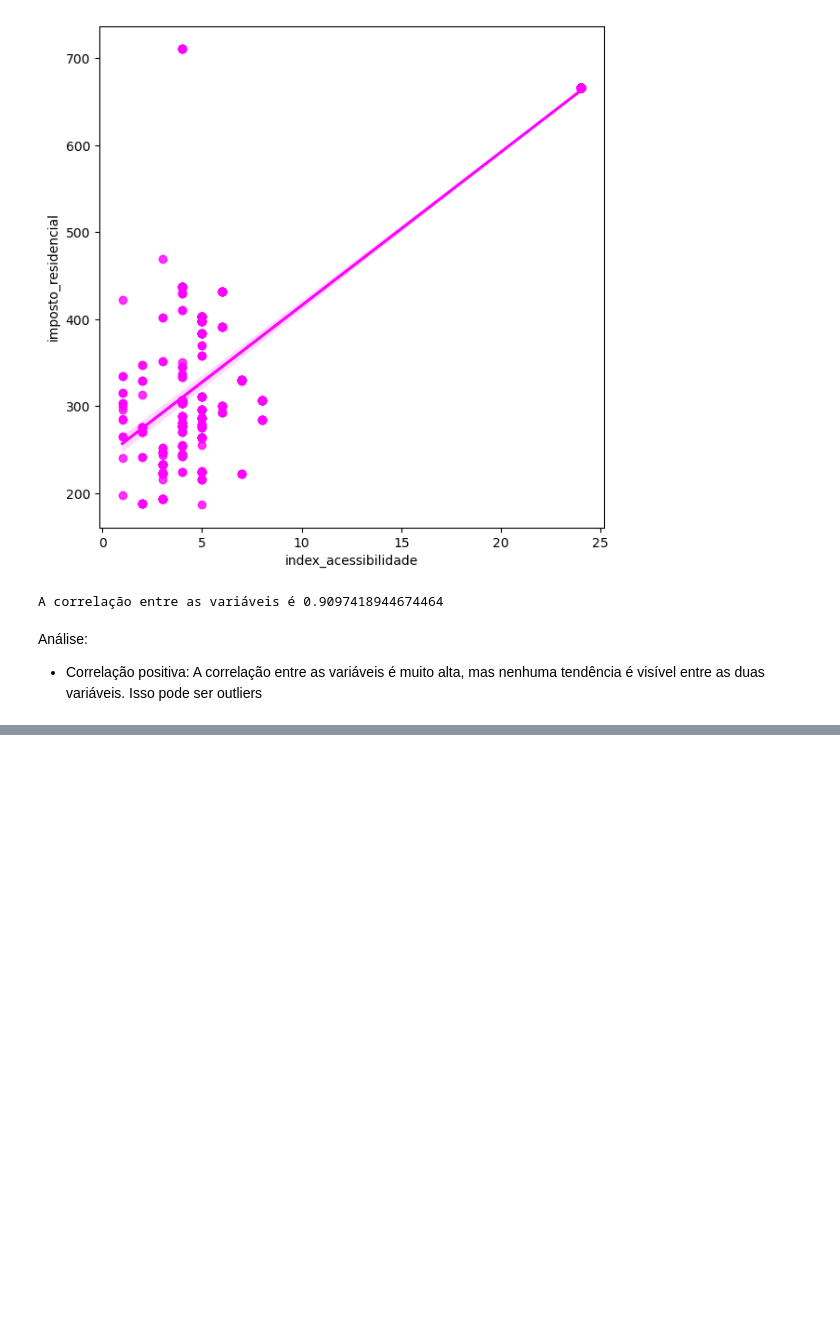
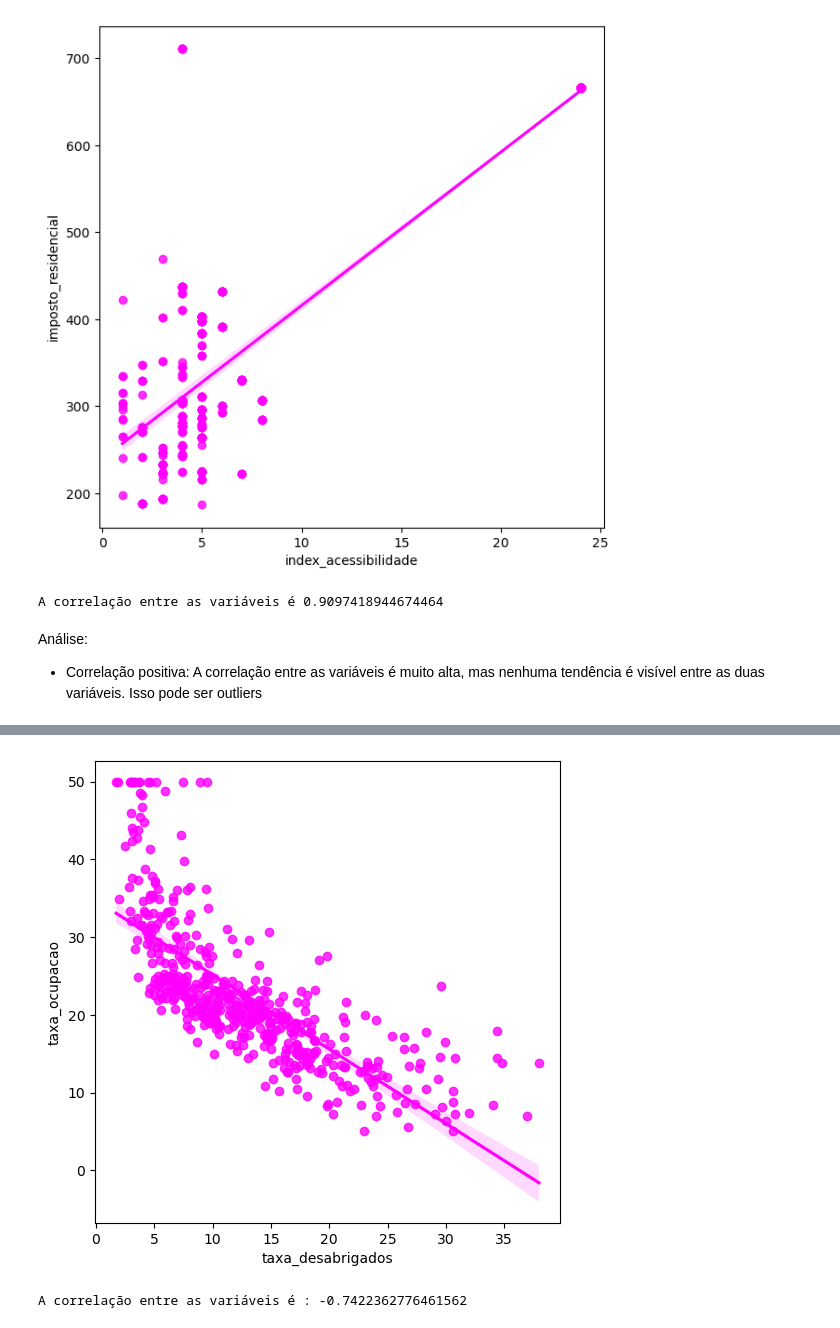
Before and after one commit to anandasouza/Aplicacao-e-Interpretacao-de-Testes-estatisticos, a Jupyter notebook: projeto.ipynb, the cells around one changed output, grey strips where cells are left out. Cells and saved outputs as stored; diff of their text form; code cells hidden in the pictures; blank space fills up the shorter version.

```diff
--- a/projeto.ipynb
+++ b/projeto.ipynb
@@ -354,0 +402,13 @@ Análise:
+# %%
+#Scatter Plot taxa desabrigados X Taxa ocupação
+plt.figure(figsize = (6,6))
+sns.regplot(x = 'taxa_desabrigados', y = 'taxa_ocupacao', data = dados, color = 'magenta')
+plt.show()
+# %% [output]
+[figure, added]
+# %%
+#Coeficiente de Correlação
+print('A correlação entre as variáveis é :', pearsonr(dados['taxa_desabrigados'],
+                                                      dados['taxa_ocupacao'])[0])
+# %% [output]
+A correlação entre as variáveis é : -0.7422362776461562
```
Also changed, not shown: parts of 17 cells of this notebook.
